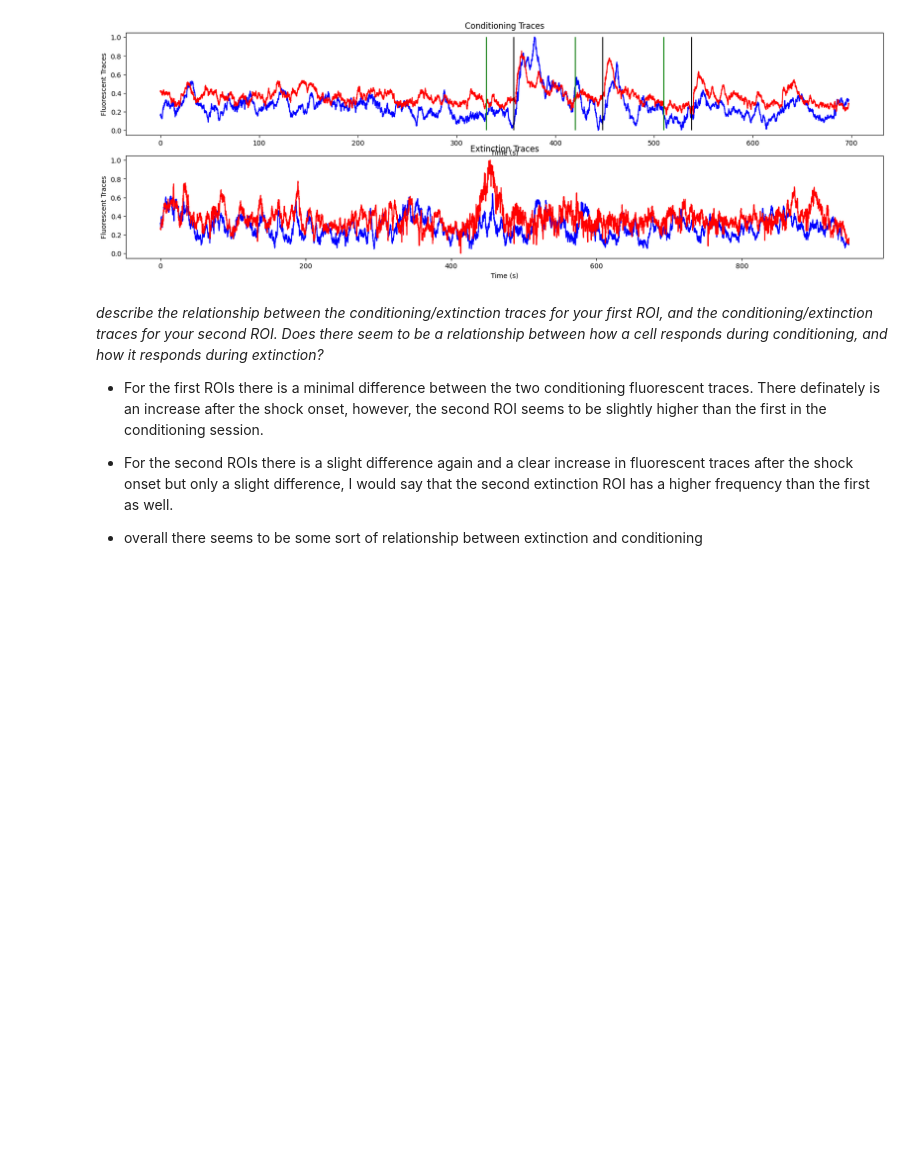
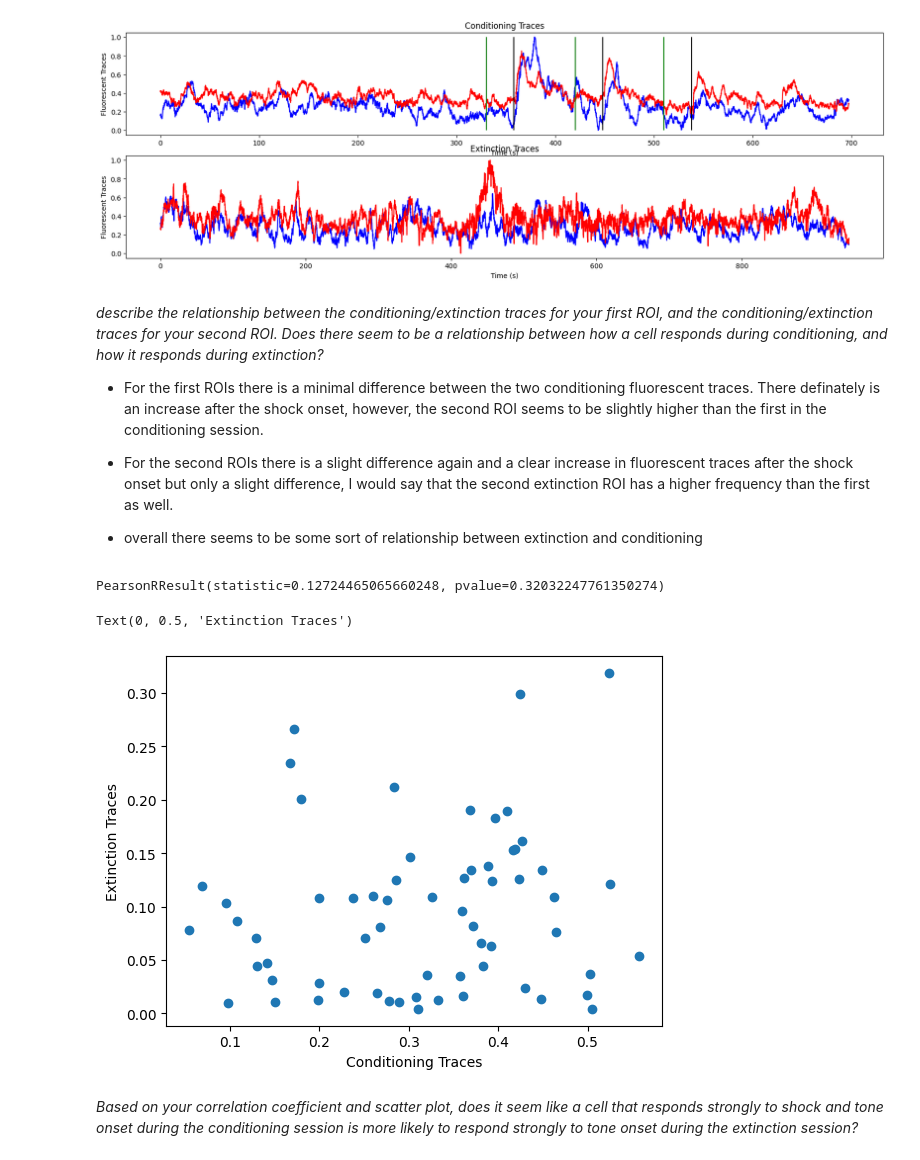
Before and after one commit to nellyfadil/Neuro-265, a Jupyter notebook: coding_homework_8.ipynb, the cells around one changed output. Saved outputs shown, nothing was run; the diff lists cells and outputs as text; code cells hidden in the pictures; blank space fills up the shorter version.

```diff
--- a/coding_homework_8.ipynb
+++ b/coding_homework_8.ipynb
@@ -189,0 +231,15 @@ for i in range(63):
+# %%
+#use pearsonr function to correlate r_index_conditioning and r_index_extinction
+pearsonr(r_model_conditioning,r_index_extinction)
+# %% [output]
+PearsonRResult(statistic=0.12724465065660248, pvalue=0.32032247761350274)
+# %%
+#create scatter plot r_index_conditioning x axis and r_index_extinction y axis
+plt.scatter(r_model_conditioning, r_index_extinction)
+plt.xlabel('Conditioning Traces')
+plt.ylabel('Extinction Traces')
+# %% [output]
+Text(0, 0.5, 'Extinction Traces')
+[figure, added]
+# %% [markdown]
+*Based on your correlation coefficient and scatter plot, does it seem like a cell that responds strongly to shock and tone onset during the conditioning session is more likely to respond strongly to tone onset during the extinction session?*
```
Also changed, not shown: parts of 1 cell of this notebook.
